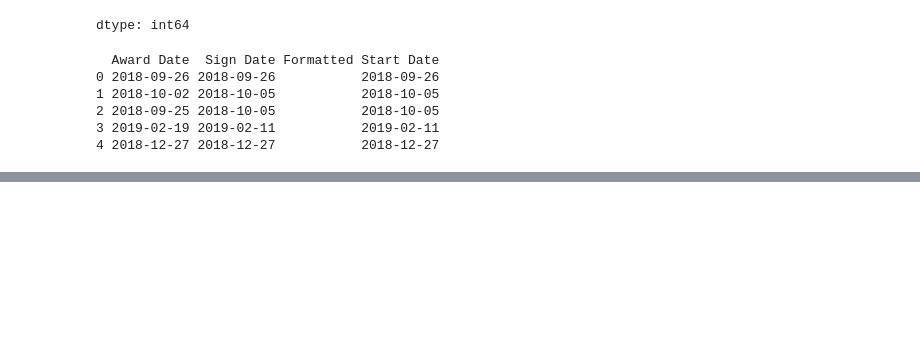
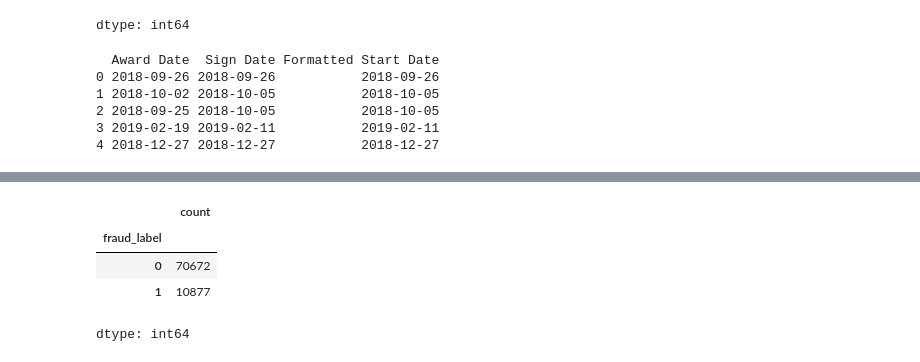
Before and after one commit to ProcureGuardAI/Fraud-Detection-Machine-Learning, a Jupyter notebook: index.ipynb, the cells around one changed output, grey strips where cells are left out. Saved outputs shown, nothing was run; the diff lists cells and outputs as text; code cells hidden in the pictures; blank space fills up the shorter version.

```diff
--- a/index.ipynb
+++ b/index.ipynb
@@ -757,0 +806,8 @@ FileNotFoundError: [Errno 2] No such file or directory: 'your_data.csv'
+# %%
+df_labeled["fraud_label"].value_counts()
+# %% [output]
+|  | count |
+| fraud_label |  |
+| 0 | 70672 |
+| 1 | 10877 |
+dtype: int64
```
Also changed, not shown: parts of 21 cells of this notebook.
